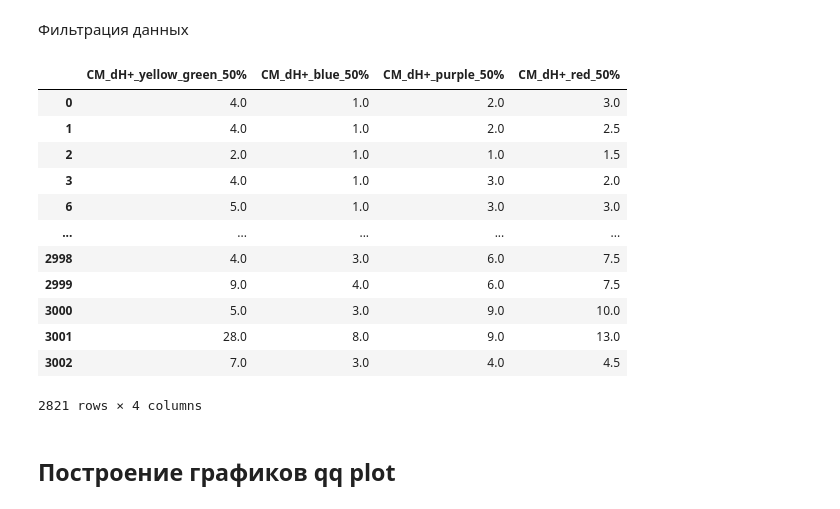
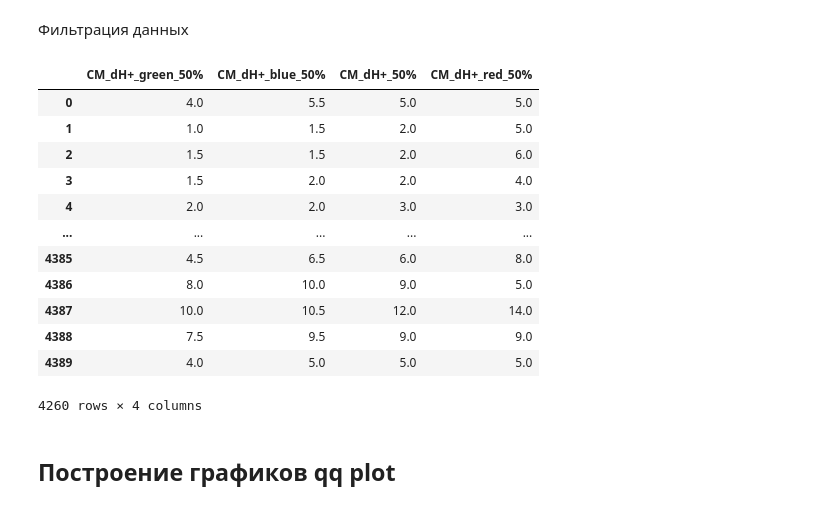
Before and after one commit to CaktusJohn/Computerized-campimetry-test-analysis, a Jupyter notebook: Normal_distribution_test.ipynb, the cells around one changed output. Saved outputs shown, nothing was run; the diff lists cells and outputs as text; code cells hidden in the pictures.

```diff
--- a/Normal_distribution_test.ipynb
+++ b/Normal_distribution_test.ipynb
@@ -12,31 +12,29 @@ plt.rcParams['figure.figsize'] = (fig_width, fig_height) # установка р
 # %% [markdown]
 Фильтрация данных
 # %%
-file_path = "D:/AI/Computerized-campimetry-test-analysis/summary_per_color_group.xlsx"
+file_path = "summary_per_color_group.xlsx"
 data = pd.read_excel(file_path)
 necessary = data.rename(columns=lambda x: x.replace('T258', 'CM')) #замена названий столбцов
 # %%
-test_data = necessary[["CM_dH+_yellow_green_50%", "CM_dH+_blue_50%","CM_dH+_purple_50%","CM_dH+_red_50%","id_test_attempt"]]
-test_data.to_csv("data_for_analysis.csv", index=False) #сохранение для другого ноутбука
+test_data = necessary[["CM_dH+_green_50%", "CM_dH+_blue_50%","CM_dH+_50%","CM_dH+_red_50%","id_test_attempt"]]
 test_data = test_data[test_data["id_test_attempt"]==0]
 test_data = test_data.drop("id_test_attempt", axis=1) #удаление колонки. axis=1 колонки, axis=0 строки
-test_data.to_csv("data_for_scatterplots.csv", index=False)
 
 test_data
 # %% [output]
-|  | CM_dH+_yellow_green_50% | CM_dH+_blue_50% | CM_dH+_purple_50% | CM_dH+_red_50% |
-| 0 | 4.0 | 1.0 | 2.0 | 3.0 |
-| 1 | 4.0 | 1.0 | 2.0 | 2.5 |
-| 2 | 2.0 | 1.0 | 1.0 | 1.5 |
-| 3 | 4.0 | 1.0 | 3.0 | 2.0 |
-| 6 | 5.0 | 1.0 | 3.0 | 3.0 |
+|  | CM_dH+_green_50% | CM_dH+_blue_50% | CM_dH+_50% | CM_dH+_red_50% |
+| 0 | 4.0 | 5.5 | 5.0 | 5.0 |
+| 1 | 1.0 | 1.5 | 2.0 | 5.0 |
+| 2 | 1.5 | 1.5 | 2.0 | 6.0 |
+| 3 | 1.5 | 2.0 | 2.0 | 4.0 |
+| 4 | 2.0 | 2.0 | 3.0 | 3.0 |
 | ... | ... | ... | ... | ... |
-| 2998 | 4.0 | 3.0 | 6.0 | 7.5 |
-| 2999 | 9.0 | 4.0 | 6.0 | 7.5 |
-| 3000 | 5.0 | 3.0 | 9.0 | 10.0 |
-| 3001 | 28.0 | 8.0 | 9.0 | 13.0 |
-| 3002 | 7.0 | 3.0 | 4.0 | 4.5 |
+| 4385 | 4.5 | 6.5 | 6.0 | 8.0 |
+| 4386 | 8.0 | 10.0 | 9.0 | 5.0 |
+| 4387 | 10.0 | 10.5 | 12.0 | 14.0 |
+| 4388 | 7.5 | 9.5 | 9.0 | 9.0 |
+| 4389 | 4.0 | 5.0 | 5.0 | 5.0 |
-2821 rows × 4 columns
+4260 rows × 4 columns
 # %% [markdown]
 ## Построение графиков qq plot
 # %% [markdown]
```
Also changed, not shown: parts of 5 cells of this notebook, 2 other files.
